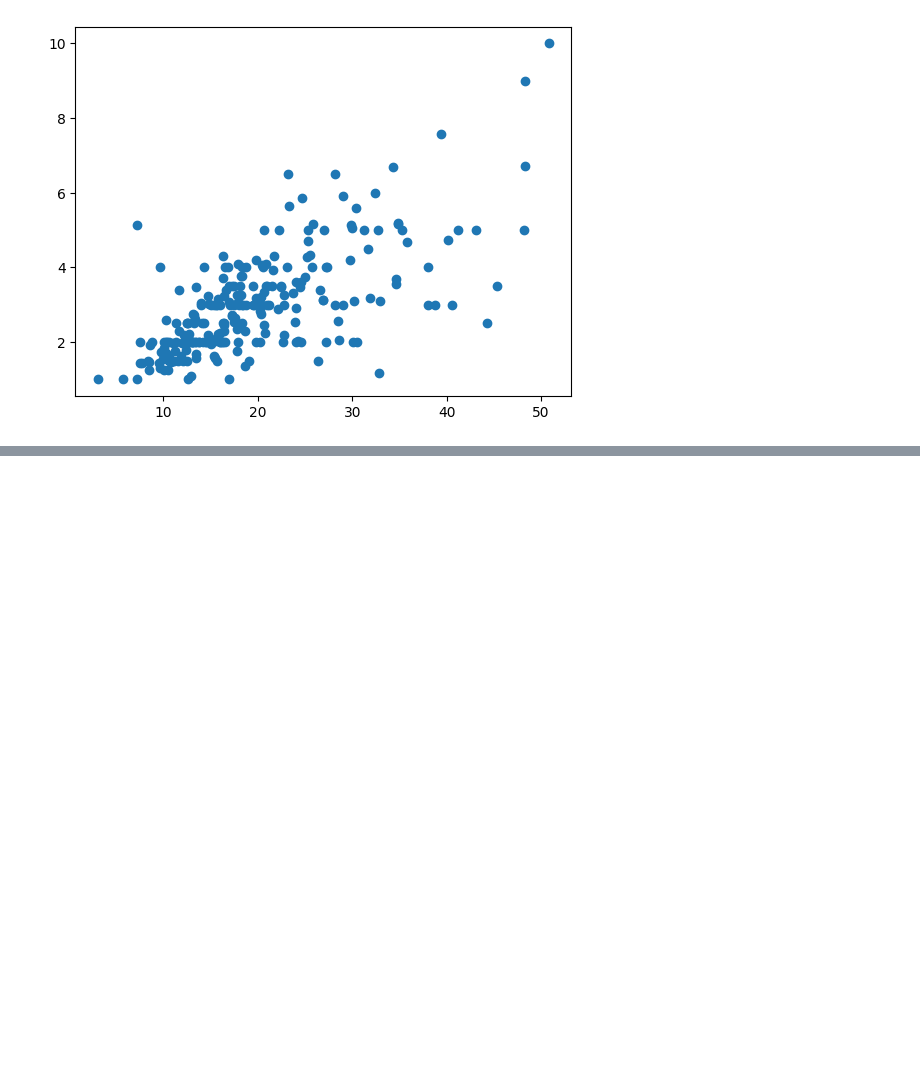
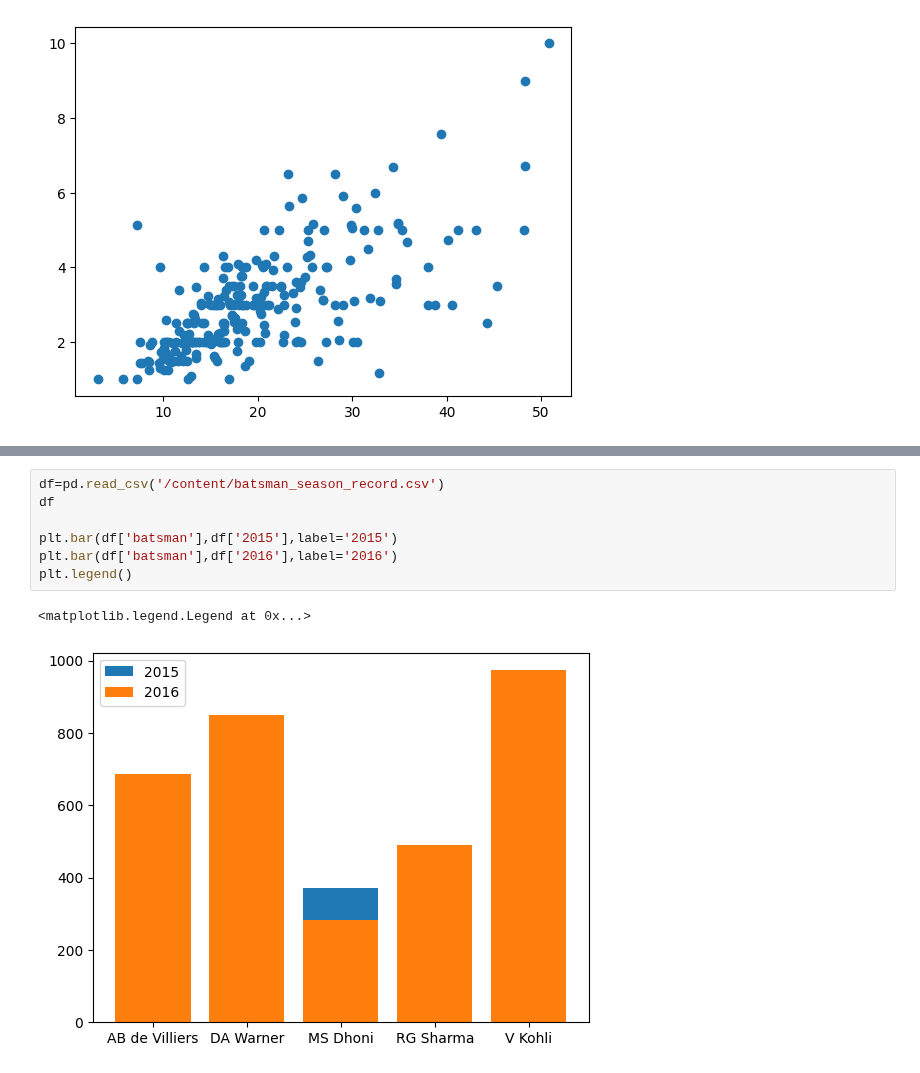
Before and after one commit to Ghan539/Python4DataScientist, a Jupyter notebook: matplotlib/session23_matplotlib_01.ipynb, the cells around one changed output, grey strips where cells are left out. Drawn from its saved outputs; the diff is of its cells as text; blank space fills up the shorter version.

```diff
--- a/matplotlib/session23_matplotlib_01.ipynb
+++ b/matplotlib/session23_matplotlib_01.ipynb
@@ -252,0 +262,10 @@ plt.plot(tt['total_bill'],tt['tip'],'o')
+# %%
+df=pd.read_csv('/content/batsman_season_record.csv')
+df
+
+plt.bar(df['batsman'],df['2015'],label='2015')
+plt.bar(df['batsman'],df['2016'],label='2016')
+plt.legend()
+# %% [output]
+<matplotlib.legend.Legend at 0x...>
+[figure, added]
```
Also changed, not shown: parts of 26 cells of this notebook.
